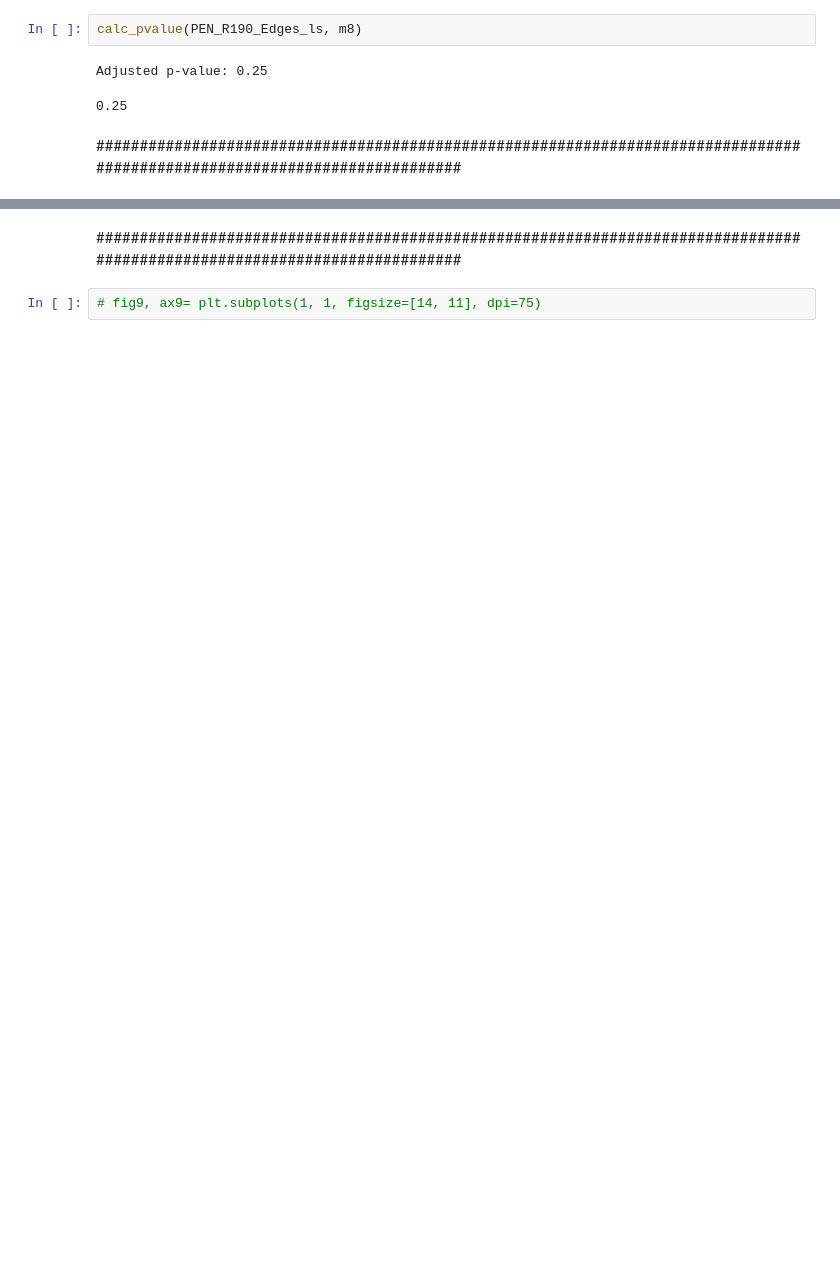
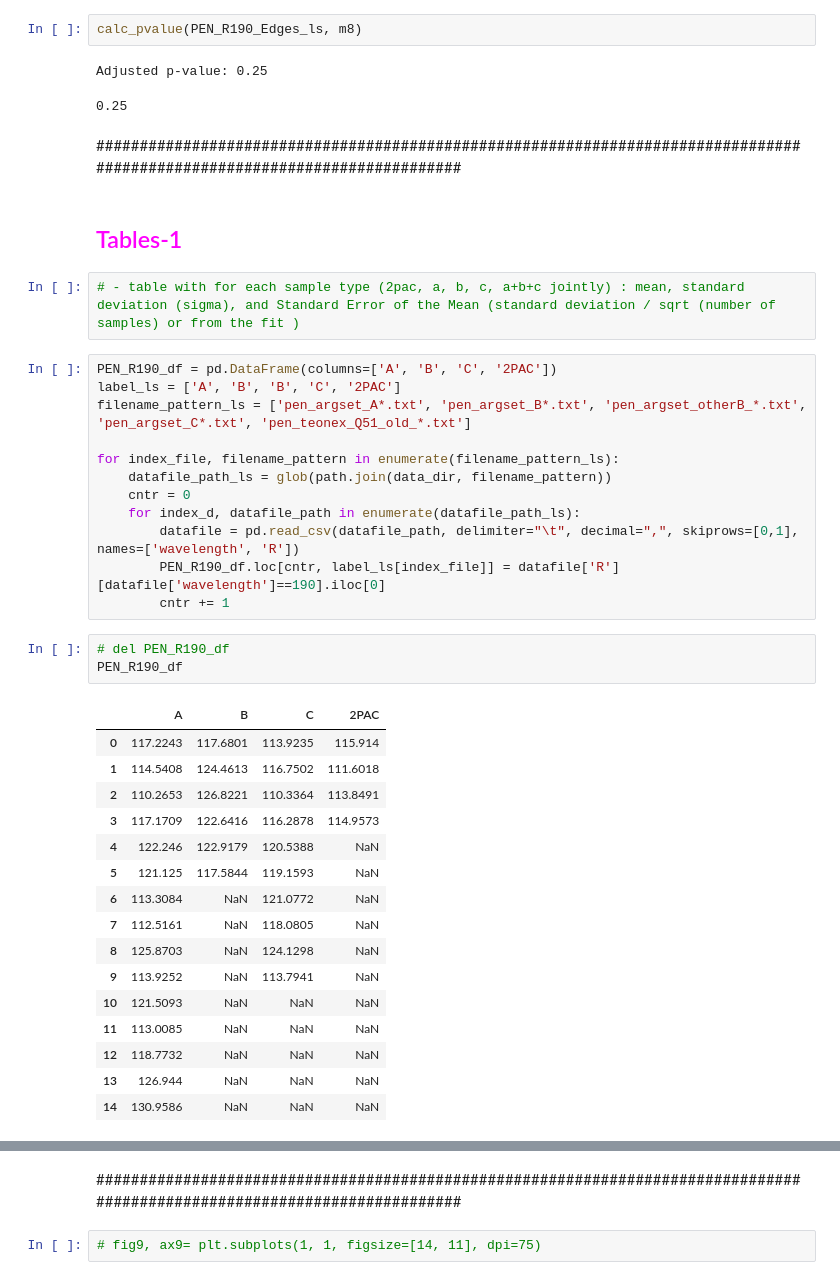
Before and after one commit to sarthchoudhary/ArGCAT, a Jupyter notebook: notebooks/plot_spectrophotometry.ipynb, the cells around one changed output, grey strips where cells are left out. Drawn from its saved outputs; the diff is of its cells as text; blank space fills up the shorter version.

```diff
--- a/notebooks/plot_spectrophotometry.ipynb
+++ b/notebooks/plot_spectrophotometry.ipynb
@@ -884,3 +884,39 @@ Adjusted p-value: 0.25
 0.25
 # %% [markdown]
 <p>###########################################################################################################################</p>
+# %% [markdown]
+<h2 style='color:magenta'> Tables-1</h2>
+# %%
+# - table with for each sample type (2pac, a, b, c, a+b+c jointly) : mean, standard deviation (sigma), and Standard Error of the Mean (standard deviation / sqrt (number of samples) or from the fit )
+# %%
+PEN_R190_df = pd.DataFrame(columns=['A', 'B', 'C', '2PAC'])
+label_ls = ['A', 'B', 'B', 'C', '2PAC']
+filename_pattern_ls = ['pen_argset_A*.txt', 'pen_argset_B*.txt', 'pen_argset_otherB_*.txt', 'pen_argset_C*.txt', 'pen_teonex_Q51_old_*.txt']
+
+for index_file, filename_pattern in enumerate(filename_pattern_ls):
+    datafile_path_ls = glob(path.join(data_dir, filename_pattern))
+    cntr = 0
+    for index_d, datafile_path in enumerate(datafile_path_ls):
+        datafile = pd.read_csv(datafile_path, delimiter="\t", decimal=",", skiprows=[0,1], names=['wavelength', 'R'])
+        PEN_R190_df.loc[cntr, label_ls[index_file]] = datafile['R'][datafile['wavelength']==190].iloc[0]
+        cntr += 1
+# %%
+# del PEN_R190_df
+PEN_R190_df
+# %% [output]
+|  | A | B | C | 2PAC |
+| 0 | 117.2243 | 117.6801 | 113.9235 | 115.914 |
+| 1 | 114.5408 | 124.4613 | 116.7502 | 111.6018 |
+| 2 | 110.2653 | 126.8221 | 110.3364 | 113.8491 |
+| 3 | 117.1709 | 122.6416 | 116.2878 | 114.9573 |
+| 4 | 122.246 | 122.9179 | 120.5388 | NaN |
+| 5 | 121.125 | 117.5844 | 119.1593 | NaN |
+| 6 | 113.3084 | NaN | 121.0772 | NaN |
+| 7 | 112.5161 | NaN | 118.0805 | NaN |
+| 8 | 125.8703 | NaN | 124.1298 | NaN |
+| 9 | 113.9252 | NaN | 113.7941 | NaN |
+| 10 | 121.5093 | NaN | NaN | NaN |
+| 11 | 113.0085 | NaN | NaN | NaN |
+| 12 | 118.7732 | NaN | NaN | NaN |
+| 13 | 126.944 | NaN | NaN | NaN |
+| 14 | 130.9586 | NaN | NaN | NaN |
```
Also changed, not shown: parts of 18 cells of this notebook.
